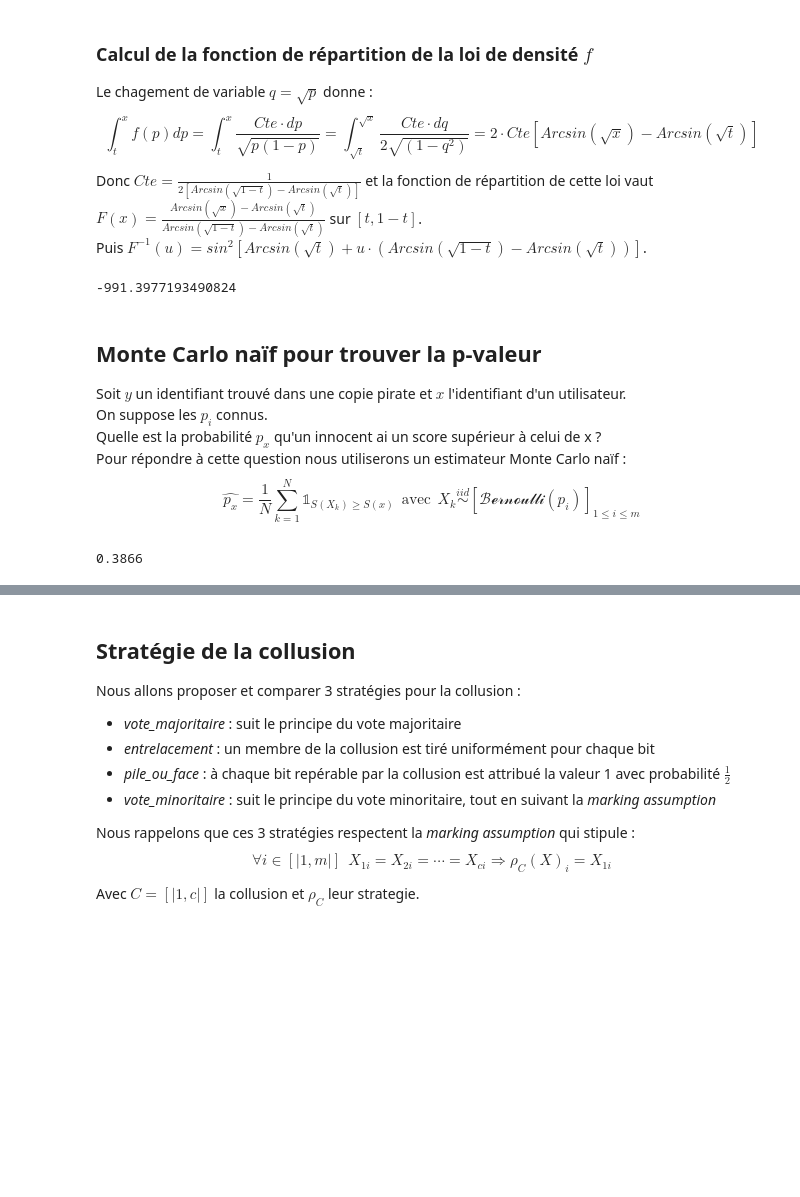
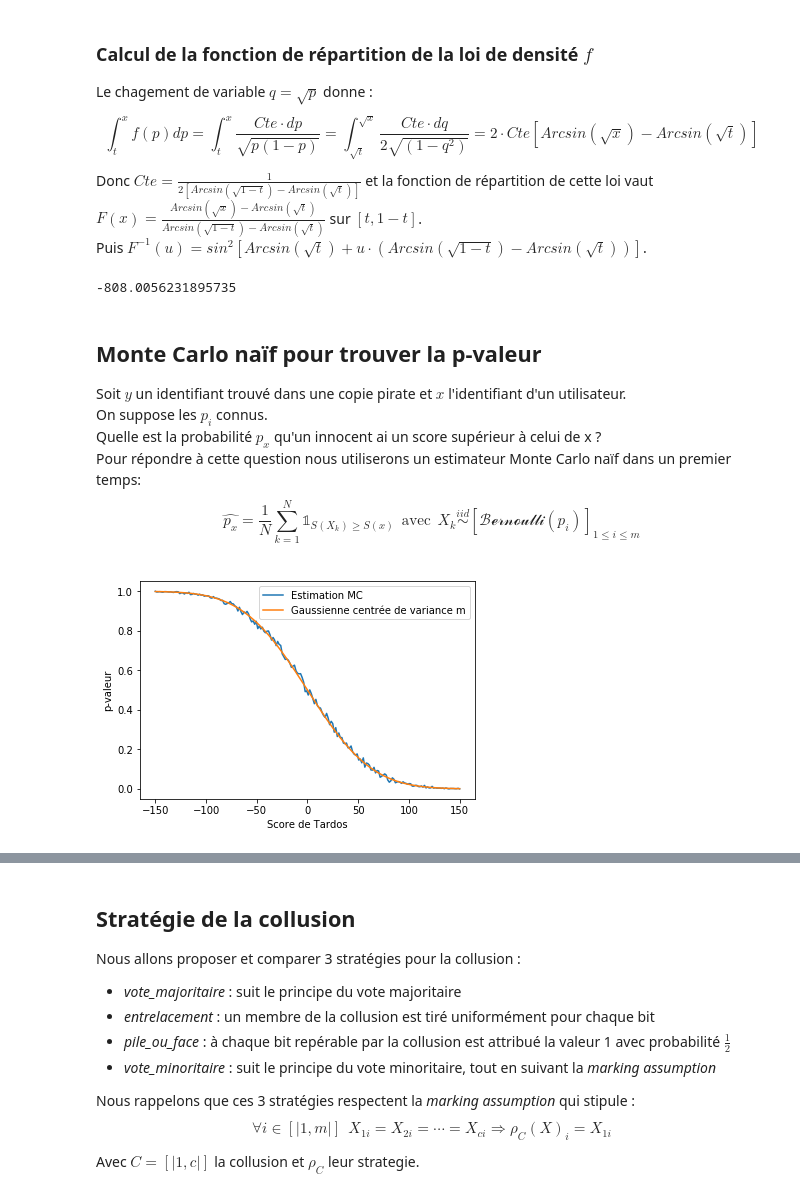
Before and after one commit to augustin9080/MAP512, a Jupyter notebook: MAP512_Laruelle_Freitas.ipynb, the cells around one changed output, grey strips where cells are left out. Cells and saved outputs as stored; diff of their text form; code cells hidden in the pictures; blank space fills up the shorter version.

Commit message:
Update 05/03
MC naif
Distribution colludés
Distributions innocents-colludes avec m qui varie

```diff
--- a/MAP512_Laruelle_Freitas.ipynb
+++ b/MAP512_Laruelle_Freitas.ipynb
@@ -43,21 +43,40 @@ def score_tardos_matrix(X,y,p):
     return np.apply_along_axis(lambda x: score_tardos(x,y,p), axis=1, arr=X)
 # %%
 p,X = matrice_identifiants(n, m, t)
-score_tardos(npr.rand(m), X[0], p)
+score_tardos(npr.binomial(1,p,m), X[0], p)
 # %% [output]
--991.3977193490824
+-808.0056231895735
 # %% [markdown]
 ## Monte Carlo naïf pour trouver la p-valeur
 Soit $y$ un identifiant trouvé dans une copie pirate et $x$ l'identifiant d'un utilisateur.
 On suppose les $p_i$ connus.
 Quelle est la probabilité $p_x$ qu'un innocent ai un score supérieur à celui de x ?
-Pour répondre à cette question nous utiliserons un estimateur Monte Carlo naïf :
+Pour répondre à cette question nous utiliserons un estimateur Monte Carlo naïf dans un premier temps:
 $$\hat{p_x}=\frac{1}{N}\overset{N}{\underset{k = 1}\sum}{\mathbb{1}_{S\left(X_k\right)\geq S(x)}}\ \ \text{avec}\ \ X_k \overset{iid}{\sim}\left[\mathcal{Bernoulli}(p_i)\right]_{1\leq i\leq m}$$
 # %%
 def MC_naif(N,p,x,y):
-    score = np.array([score_tardos(npr.binomial(1,p),y,p) for i in range(N)])
+    X = np.array(npr.binomial(1,p,(N,m)))
+    score = score_tardos_matrix(X,y,p)
     return np.average(score >= score_tardos(x,y,p))
+
+def MC_naif_score(p,score_lim,y,N=1000):
+    X = np.array(npr.binomial(1,p,(N,m)))
+    score = score_tardos_matrix(X,y,p)
+    #print('Var(Score) : '+str(np.average(score**2) - np.average(score)**2))
+    return np.average(score >= score_lim)
-# %%
-MC_naif(10000, p, X[0], npr.rand(m))
-# %% [output]
-0.3866
+# %%
+Score = np.linspace(-150,150,200)
+Y = npr.binomial(1,p,m)
+p_value = []
+for score_lim in Score:
+    p_value.append(MC_naif_score(p,score_lim,Y))
+plt.plot(Score,p_value,label='Estimation MC')
+p_value_reel = scipy.stats.norm.sf(Score,0,np.sqrt(m))
+plt.plot(Score,p_value_reel,label='Gaussienne centrée de variance m')
+plt.xlabel('Score de Tardos')
+plt.ylabel('p-valeur')
+plt.legend()
+plt.savefig("p_valeur_MC_naif.png",dpi=1000)
+plt.show()
+# %% [output]
+[figure, added]
```
Also changed, not shown: parts of 6 cells of this notebook, 15 other files.
